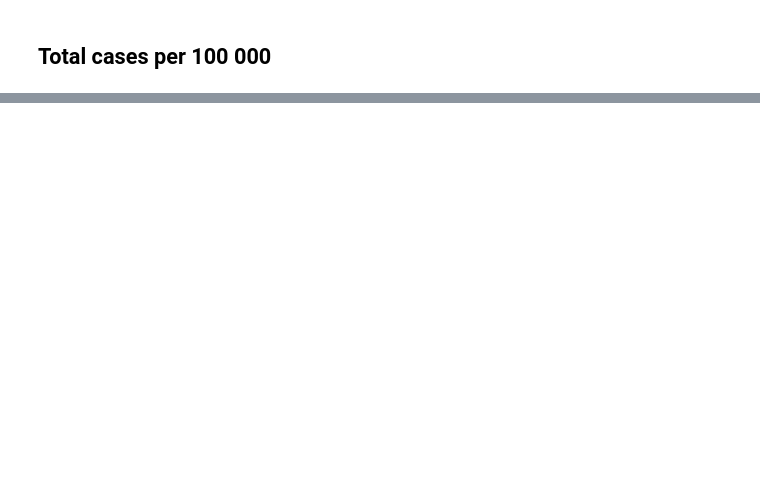
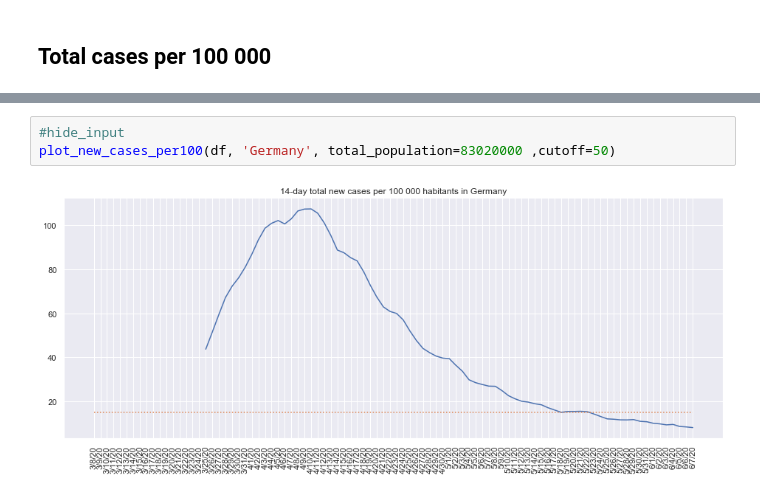
Before and after one commit to IvonaTau/covid19, a Jupyter notebook: _notebooks/2020-03-29-poland.ipynb, the cells around one changed output, grey strips where cells are left out. Cells and saved outputs as stored; diff of their text form; blank space fills up the shorter version.

```diff
--- a/_notebooks/2020-03-29-poland.ipynb
+++ b/_notebooks/2020-03-29-poland.ipynb
@@ -173,0 +174,5 @@ plot_confirmed_cases_per100(df, 'Greece', total_population=10000000 ,cutoff=50)
+# %%
+#hide_input
+plot_new_cases_per100(df, 'Germany', total_population=83020000 ,cutoff=50)
+# %% [output]
+[figure, added]
```
Also changed, not shown: parts of 18 cells of this notebook, 2 other files.
